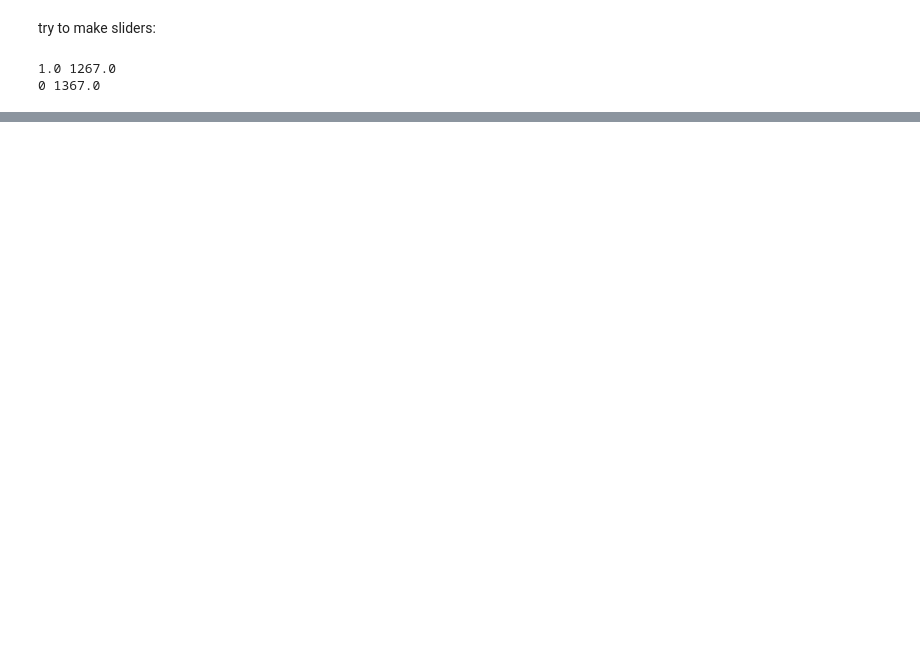
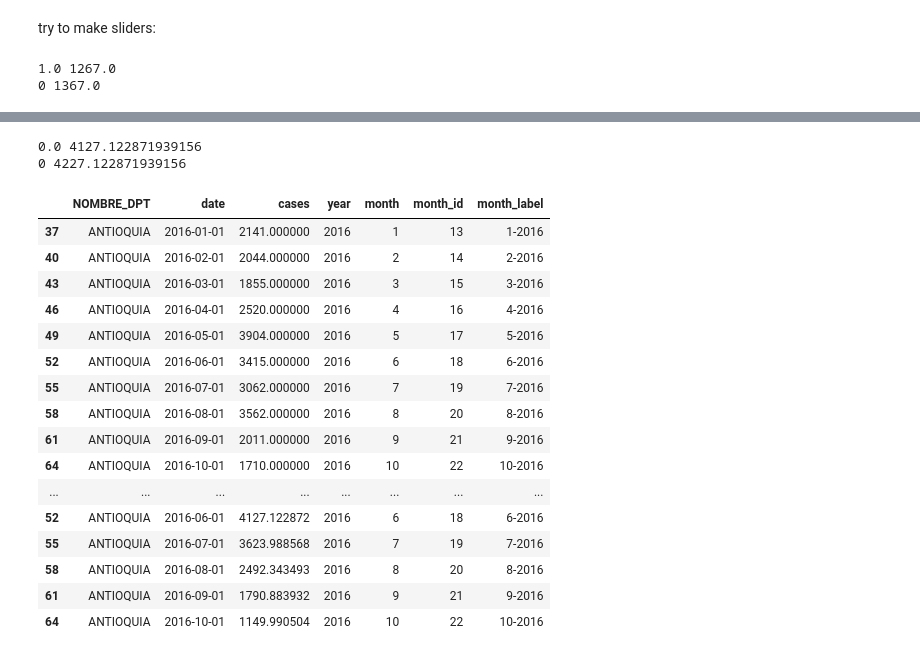
Before and after one commit to 1dayac/HealthHack2022, a Jupyter notebook: kat_tmp.ipynb, the cells around one changed output, grey strips where cells are left out. Saved outputs shown, nothing was run; the diff lists cells and outputs as text; code cells hidden in the pictures; blank space fills up the shorter version.

Commit message:
updated true and predicted cases for the rest of the dpts

```diff
--- a/kat_tmp.ipynb
+++ b/kat_tmp.ipynb
@@ -344,0 +475,17 @@ UnicodeDecodeError: 'utf-8' codec can't decode byte 0xe1 in position 3: invalid
+# %%
+def format_cases(cases_csv):
+    cases = pd.read_csv(cases_csv)
+    cases = cases.rename(columns={'Unnamed: 0': 'NOMBRE_DPT'})
+    cases = pd.melt(cases, id_vars=['NOMBRE_DPT'], var_name='date', value_name='cases')
+    cases['NOMBRE_DPT'] = cases['NOMBRE_DPT'].str.upper()
+    # cases = cases.replace({})  # TODO: add
+    cases['year'] = cases['date'].str.split("-").str[0].astype(int)
+    cases['month'] = cases['date'].str.split("-").str[1].astype(int)
+    min_year = cases.year.min()
+    cases['month_id'] = cases.month + 12*(cases.year-min_year)
+    cases['month_label'] = cases.month.astype(str) + "-" + cases.year.astype(str)
+    return cases
+
+true = format_cases("True_ByRegion.csv")
+pred = format_cases("Predicted_ByRegion.csv")
+pred
@@ -344,0 +506,32 @@ UnicodeDecodeError: 'utf-8' codec can't decode byte 0xe1 in position 3: invalid
+# %%
+cases = pd.concat([true, pred])
+
+min_cases = cases.cases.min()
+max_cases = cases.cases.max()
+print(min_cases, max_cases)
+
+min_cases = max(0, min_cases - 100)
+max_cases = max_cases + 100
+print(min_cases, max_cases)
+
+cases[cases.cases > 1000]
+# %% [output]
+0.0 4127.122871939156
+0 4227.122871939156
+|  | NOMBRE_DPT | date | cases | year | month | month_id | month_label |
+| 37 | ANTIOQUIA | 2016-01-01 | 2141.000000 | 2016 | 1 | 13 | 1-2016 |
+| 40 | ANTIOQUIA | 2016-02-01 | 2044.000000 | 2016 | 2 | 14 | 2-2016 |
+| 43 | ANTIOQUIA | 2016-03-01 | 1855.000000 | 2016 | 3 | 15 | 3-2016 |
+| 46 | ANTIOQUIA | 2016-04-01 | 2520.000000 | 2016 | 4 | 16 | 4-2016 |
+| 49 | ANTIOQUIA | 2016-05-01 | 3904.000000 | 2016 | 5 | 17 | 5-2016 |
+| 52 | ANTIOQUIA | 2016-06-01 | 3415.000000 | 2016 | 6 | 18 | 6-2016 |
+| 55 | ANTIOQUIA | 2016-07-01 | 3062.000000 | 2016 | 7 | 19 | 7-2016 |
+| 58 | ANTIOQUIA | 2016-08-01 | 3562.000000 | 2016 | 8 | 20 | 8-2016 |
+| 61 | ANTIOQUIA | 2016-09-01 | 2011.000000 | 2016 | 9 | 21 | 9-2016 |
+| 64 | ANTIOQUIA | 2016-10-01 | 1710.000000 | 2016 | 10 | 22 | 10-2016 |
+| ... | ... | ... | ... | ... | ... | ... | ... |
+| 52 | ANTIOQUIA | 2016-06-01 | 4127.122872 | 2016 | 6 | 18 | 6-2016 |
+| 55 | ANTIOQUIA | 2016-07-01 | 3623.988568 | 2016 | 7 | 19 | 7-2016 |
+| 58 | ANTIOQUIA | 2016-08-01 | 2492.343493 | 2016 | 8 | 20 | 8-2016 |
+| 61 | ANTIOQUIA | 2016-09-01 | 1790.883932 | 2016 | 9 | 21 | 9-2016 |
+| 64 | ANTIOQUIA | 2016-10-01 | 1149.990504 | 2016 | 10 | 22 | 10-2016 |
```
Also changed, not shown: parts of 13 cells of this notebook, 5 other files.
